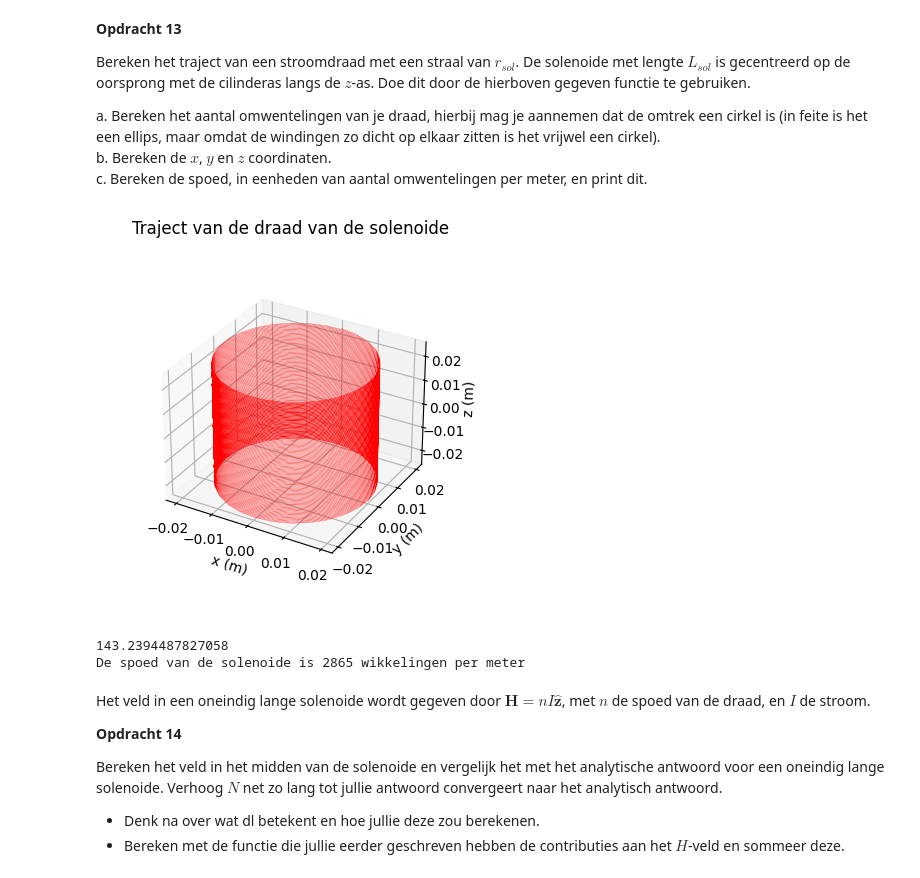
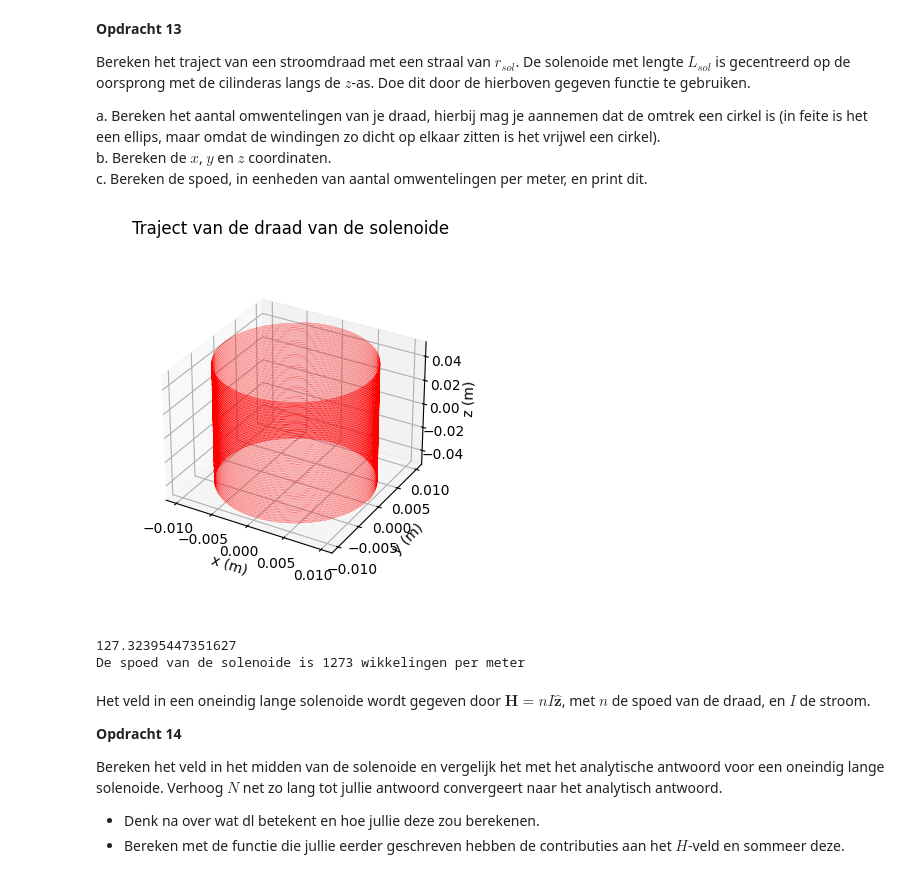
Before and after one commit to tdenooijer26/DEF-T-opdrachten, a Jupyter notebook: 2KrachtactuatorOpdracht/KrachtactuatorOpdracht.ipynb, the cells around one changed output. Cells and saved outputs as stored; diff of their text form; code cells hidden in the pictures.

```diff
--- a/2KrachtactuatorOpdracht/KrachtactuatorOpdracht.ipynb
+++ b/2KrachtactuatorOpdracht/KrachtactuatorOpdracht.ipynb
@@ -378,31 +379,31 @@ a. Bereken het aantal omwentelingen van je draad, hierbij mag je aannemen dat de
 b. Bereken de $x$, $y$ en $z$ coordinaten.\
 c. Bereken de spoed, in eenheden van aantal omwentelingen per meter, en print dit.
 # %%
-l_draad = 18 # Lengte draad
-r_sol = 0.02 # Straal solenoide
-L_sol = 0.05 # Lengte solenoide
+l_draad = 8 # Lengte draad
+r_sol = 0.01 # Straal solenoide
+L_sol = 0.1 # Lengte solenoide
 N = 4000 # Aantal wikkeling
 aantal_omwentelingen = l_draad / (np.pi * 2 * r_sol)
 
 x, y, z = parametrisatie(N,r_sol,aantal_omwentelingen,L_sol)
 
 # Enkele plots
 ax=plt.figure().add_subplot(projection='3d')
 plt.title('Traject van de draad van de solenoide')
 plt.plot(x, y, z, '-r', linewidth=0.2)
 ax.set_box_aspect(aspect=None, zoom=0.8)
 ax.set_xlabel('x (m)'), ax.set_ylabel('y (m)'), ax.set_zlabel('z (m)')
 plt.show()
 
 n = l_draad / (np.pi * 2 * r_sol)
 print(n)
 
 spoed = n / L_sol
 print(f'De spoed van de solenoide is {spoed:.4g} wikkelingen per meter')
 # %% [output]
-[figure, old version]
+[figure, new version]
-143.2394487827058
-De spoed van de solenoide is 2865 wikkelingen per meter
+127.32395447351627
+De spoed van de solenoide is 1273 wikkelingen per meter
 # %% [markdown]
 Het veld in een oneindig lange solenoide wordt gegeven door $\mathbf{H} = n I \hat{\mathbf{z}}$, met $n$ de spoed van de draad, en $I$ de stroom.
 
```
Also changed, not shown: parts of 8 cells of this notebook.
